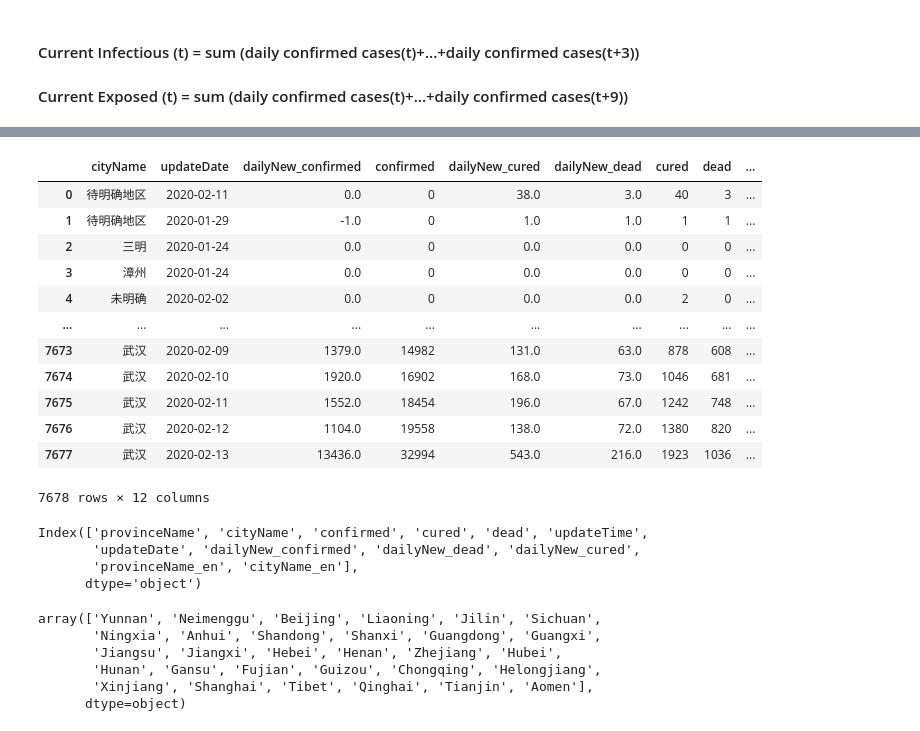
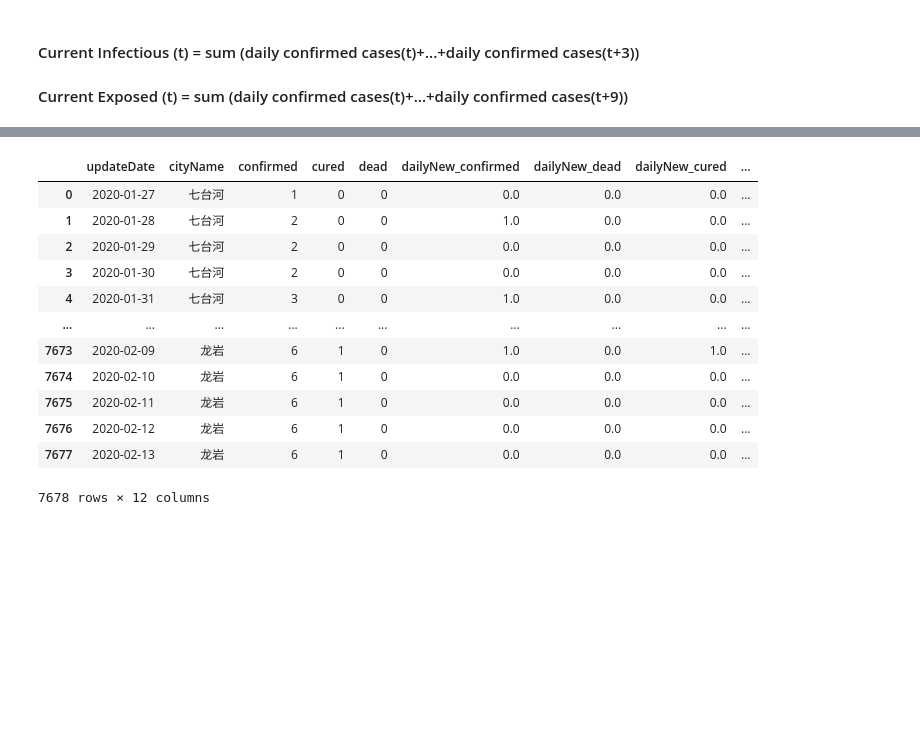
Before and after one commit to brookefzy/COVID-19, a Jupyter notebook: CityLevelAnalysis.ipynb, the cells around one changed output, grey strips where cells are left out. Saved outputs shown, nothing was run; the diff lists cells and outputs as text; code cells hidden in the pictures; blank space fills up the shorter version.

```diff
--- a/CityLevelAnalysis.ipynb
+++ b/CityLevelAnalysis.ipynb
@@ -272,12 +261,14 @@ dailynewconfirm.head()
+# %%
+dailynewconfirm=dailynewconfirm.fillna(0)
 # %% [markdown]
 #### Current Infectious (t) = sum (daily confirmed cases(t)+...+daily confirmed cases(t+3))
 #### Current Exposed (t) = sum (daily confirmed cases(t)+...+daily confirmed cases(t+9))
 # %%
 delta_exposed=dailynewconfirm.shift(periods=-9)
 delta_infectious=dailynewconfirm.shift(periods=-3)
-daily_exposed.head()
 
-exposed=dailynewconfirm.rolling(9).sum().shift(-8)
-infectious=dailynewconfirm.rolling(3).sum().shift(-2)
+
+exposed=dailynewconfirm.rolling(9).sum().shift(-9)
+infectious=dailynewconfirm.rolling(3).sum().shift(-3)
 infectious
 # %% [output]
@@ -302,8 +294,11 @@ infectious
 21 rows × 494 columns
 # %%
 #put into one dataframe
-infectious_df=pd.DataFrame(infectious.stack(), columns=['infected']).reset_index()
-exposed_df=pd.DataFrame(exposed.stack(), columns=['exposed']).reset_index()
-delta_exposed_df=pd.DataFrame(delta_exposed.stack(), columns=['new_exposed']).reset_index()
-delta_exposed_df.head()
+infectious_df=pd.DataFrame(infectious.stack(), columns=['dailyNew_confirmed']).reset_index()
+exposed_df=pd.DataFrame(exposed.stack(), columns=['dailyNew_confirmed']).reset_index()
+delta_exposed_df=pd.DataFrame(delta_exposed.stack(), columns=['dailyNew_confirmed']).reset_index()
+infectious_df['infected']=infectious_df['dailyNew_confirmed']
+exposed_df['exposed']=exposed_df['dailyNew_confirmed']
+delta_exposed_df['new_exposed']=delta_exposed_df['dailyNew_confirmed']
+delta_exposed_df
 # %% [output]
@@ -316,44 +318,28 @@ delta_exposed_df.head()
 # %%
 #remove noise
 
-df=daily_frm_daily.merge(delta_exposed_df,on=['updateDate','cityName'], how='left')
-dff=df.merge(exposed_df, on=['updateDate','cityName'], how='left')
-seis_df=dff.merge(infectious_df, on=['updateDate','cityName'], how='left')
-seis_df['infected']=seis_df['infected'].apply(lambda x: 0 if x<0 else x)
-seis_df['exposed']=seis_df['exposed'].apply(lambda x: 0 if x<0 else x)
-seis_df['new_exposed']=seis_df['new_exposed'].apply(lambda x: 0 if x<0 else x)
-seis_df['beta']=seis_df['new_exposed']/(seis_df['infected']+0.1*seis_df['exposed'])
+df=daily_frm_daily.merge(delta_exposed_df[['updateDate','new_exposed','cityName']],on=['updateDate','cityName'], how='left')
+dff=df.merge(exposed_df[['updateDate','exposed','cityName']], on=['updateDate','cityName'], how='left')
+seir_df=dff.merge(infectious_df[['updateDate','infected','cityName']], on=['updateDate','cityName'], how='left')
+seir_df['infected']=seir_df['infected'].apply(lambda x: 0 if x<0 else x)
+seir_df['exposed']=seir_df['exposed'].apply(lambda x: 0 if x<0 else x)
+seir_df['new_exposed']=seir_df['new_exposed'].apply(lambda x: 0 if x<0 else x)
+seir_df['beta']=seir_df['new_exposed']/(seir_df['infected']+0.1*seir_df['exposed'])
 
 
-seis_df
+seir_df
 # %% [output]
-|  | cityName | updateDate | dailyNew_confirmed | confirmed | dailyNew_cured | dailyNew_dead | cured | dead | ... |
-| 0 | 待明确地区 | 2020-02-11 | 0.0 | 0 | 38.0 | 3.0 | 40 | 3 | ... |
-| 1 | 待明确地区 | 2020-01-29 | -1.0 | 0 | 1.0 | 1.0 | 1 | 1 | ... |
-| 2 | 三明 | 2020-01-24 | 0.0 | 0 | 0.0 | 0.0 | 0 | 0 | ... |
-| 3 | 漳州 | 2020-01-24 | 0.0 | 0 | 0.0 | 0.0 | 0 | 0 | ... |
-| 4 | 未明确 | 2020-02-02 | 0.0 | 0 | 0.0 | 0.0 | 2 | 0 | ... |
+|  | updateDate | cityName | confirmed | cured | dead | dailyNew_confirmed | dailyNew_dead | dailyNew_cured | ... |
+| 0 | 2020-01-27 | 七台河 | 1 | 0 | 0 | 0.0 | 0.0 | 0.0 | ... |
+| 1 | 2020-01-28 | 七台河 | 2 | 0 | 0 | 1.0 | 0.0 | 0.0 | ... |
+| 2 | 2020-01-29 | 七台河 | 2 | 0 | 0 | 0.0 | 0.0 | 0.0 | ... |
+| 3 | 2020-01-30 | 七台河 | 2 | 0 | 0 | 0.0 | 0.0 | 0.0 | ... |
+| 4 | 2020-01-31 | 七台河 | 3 | 0 | 0 | 1.0 | 0.0 | 0.0 | ... |
 | ... | ... | ... | ... | ... | ... | ... | ... | ... | ... |
-| 7673 | 武汉 | 2020-02-09 | 1379.0 | 14982 | 131.0 | 63.0 | 878 | 608 | ... |
-| 7674 | 武汉 | 2020-02-10 | 1920.0 | 16902 | 168.0 | 73.0 | 1046 | 681 | ... |
-| 7675 | 武汉 | 2020-02-11 | 1552.0 | 18454 | 196.0 | 67.0 | 1242 | 748 | ... |
-| 7676 | 武汉 | 2020-02-12 | 1104.0 | 19558 | 138.0 | 72.0 | 1380 | 820 | ... |
-| 7677 | 武汉 | 2020-02-13 | 13436.0 | 32994 | 543.0 | 216.0 | 1923 | 1036 | ... |
+| 7673 | 2020-02-09 | 龙岩 | 6 | 1 | 0 | 1.0 | 0.0 | 1.0 | ... |
+| 7674 | 2020-02-10 | 龙岩 | 6 | 1 | 0 | 0.0 | 0.0 | 0.0 | ... |
+| 7675 | 2020-02-11 | 龙岩 | 6 | 1 | 0 | 0.0 | 0.0 | 0.0 | ... |
+| 7676 | 2020-02-12 | 龙岩 | 6 | 1 | 0 | 0.0 | 0.0 | 0.0 | ... |
+| 7677 | 2020-02-13 | 龙岩 | 6 | 1 | 0 | 0.0 | 0.0 | 0.0 | ... |
 7678 rows × 12 columns
-# %%
-daily_frm.columns
-# %% [output]
-Index(['provinceName', 'cityName', 'confirmed', 'cured', 'dead', 'updateTime',
-       'updateDate', 'dailyNew_confirmed', 'dailyNew_dead', 'dailyNew_cured',
-       'provinceName_en', 'cityName_en'],
-      dtype='object')
-# %%
-df_province['provinceName_en'].unique()
-# %% [output]
-array(['Yunnan', 'Neimenggu', 'Beijing', 'Liaoning', 'Jilin', 'Sichuan',
-       'Ningxia', 'Anhui', 'Shandong', 'Shanxi', 'Guangdong', 'Guangxi',
-       'Jiangsu', 'Jiangxi', 'Hebei', 'Henan', 'Zhejiang', 'Hubei',
-       'Hunan', 'Gansu', 'Fujian', 'Guizou', 'Chongqing', 'Helongjiang',
-       'Xinjiang', 'Shanghai', 'Tibet', 'Qinghai', 'Tianjin', 'Aomen'],
-      dtype=object)
 # %%
```
Also changed, not shown: parts of 20 cells of this notebook.
